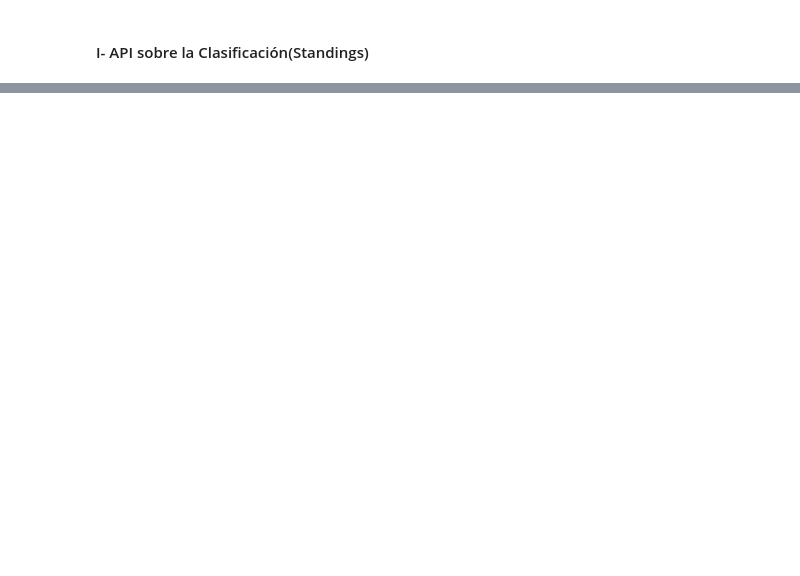
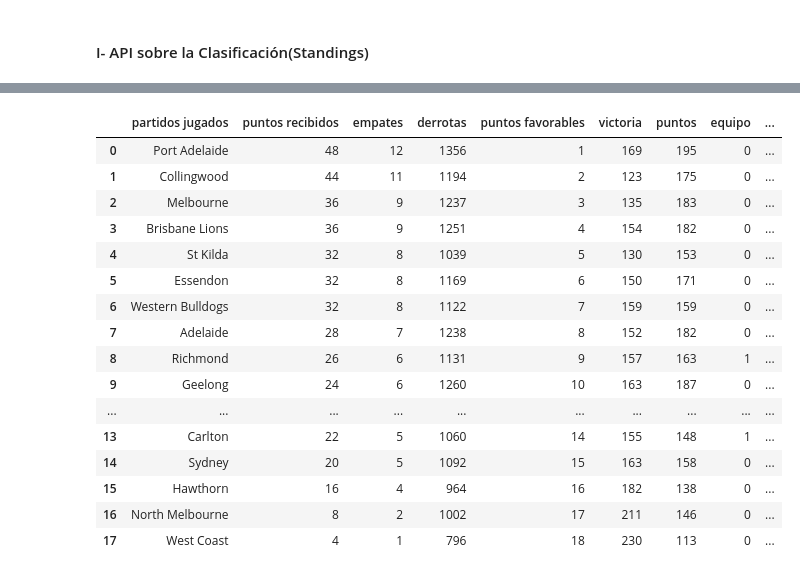
Before and after one commit to alexferjr/API, a Jupyter notebook: api.ipynb, the cells around one changed output, grey strips where cells are left out. Cells and saved outputs as stored; diff of their text form; code cells hidden in the pictures; blank space fills up the shorter version.

```diff
--- a/api.ipynb
+++ b/api.ipynb
@@ -88,0 +137,23 @@ game
+# %%
+# renombramos las columnas
+df2.columns=['partidos jugados','puntos recibidos','empates','derrotas','puntos favorables','victoria',
+             'puntos','equipo','goles_favorables','rank','goles_recibidos']
+df2
+# %% [output]
+|  | partidos jugados | puntos recibidos | empates | derrotas | puntos favorables | victoria | puntos | equipo | ... |
+| 0 | Port Adelaide | 48 | 12 | 1356 | 1 | 169 | 195 | 0 | ... |
+| 1 | Collingwood | 44 | 11 | 1194 | 2 | 123 | 175 | 0 | ... |
+| 2 | Melbourne | 36 | 9 | 1237 | 3 | 135 | 183 | 0 | ... |
+| 3 | Brisbane Lions | 36 | 9 | 1251 | 4 | 154 | 182 | 0 | ... |
+| 4 | St Kilda | 32 | 8 | 1039 | 5 | 130 | 153 | 0 | ... |
+| 5 | Essendon | 32 | 8 | 1169 | 6 | 150 | 171 | 0 | ... |
+| 6 | Western Bulldogs | 32 | 8 | 1122 | 7 | 159 | 159 | 0 | ... |
+| 7 | Adelaide | 28 | 7 | 1238 | 8 | 152 | 182 | 0 | ... |
+| 8 | Richmond | 26 | 6 | 1131 | 9 | 157 | 163 | 1 | ... |
+| 9 | Geelong | 24 | 6 | 1260 | 10 | 163 | 187 | 0 | ... |
+| ... | ... | ... | ... | ... | ... | ... | ... | ... | ... |
+| 13 | Carlton | 22 | 5 | 1060 | 14 | 155 | 148 | 1 | ... |
+| 14 | Sydney | 20 | 5 | 1092 | 15 | 163 | 158 | 0 | ... |
+| 15 | Hawthorn | 16 | 4 | 964 | 16 | 182 | 138 | 0 | ... |
+| 16 | North Melbourne | 8 | 2 | 1002 | 17 | 211 | 146 | 0 | ... |
+| 17 | West Coast | 4 | 1 | 796 | 18 | 230 | 113 | 0 | ... |
```
Also changed, not shown: parts of 7 cells of this notebook, 1 other file.
